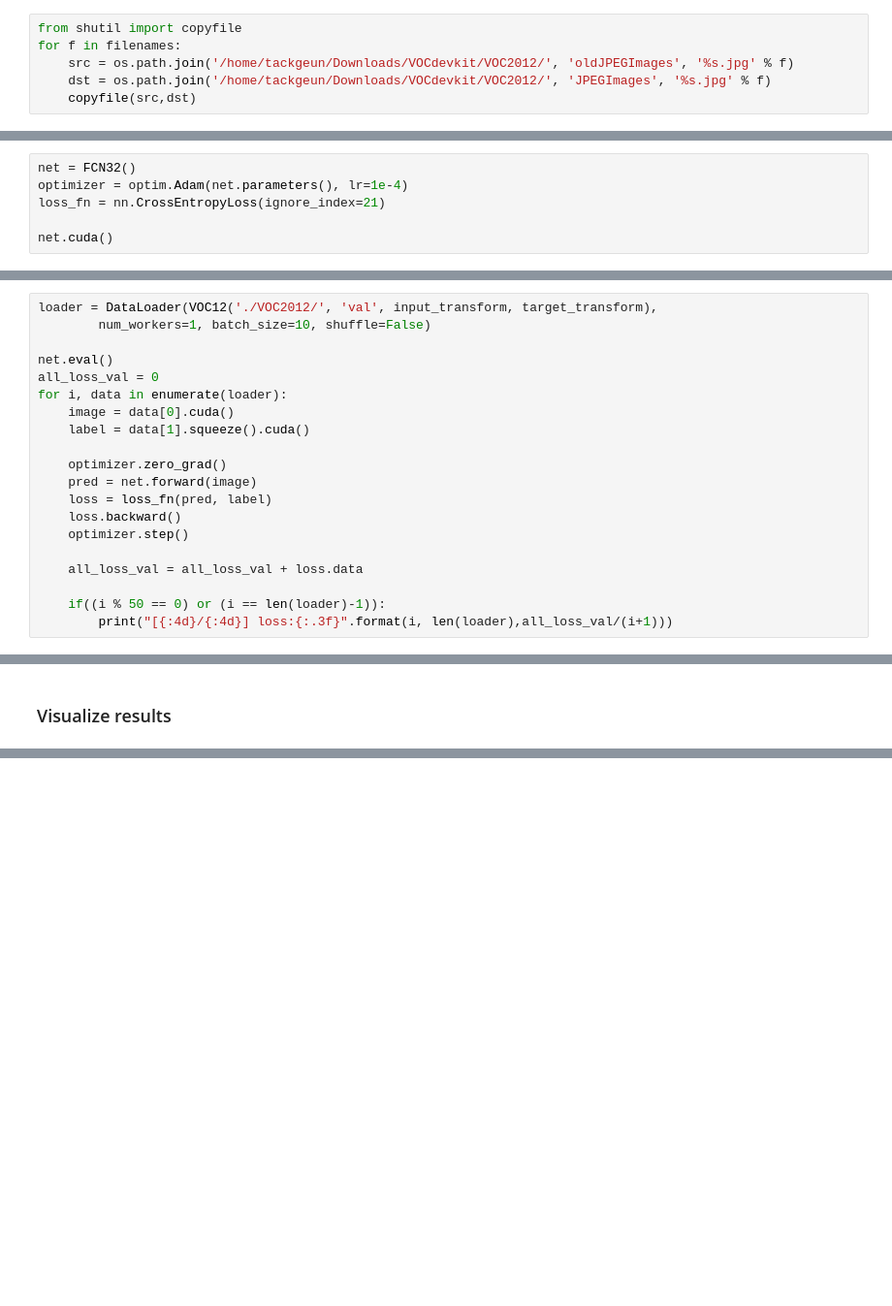
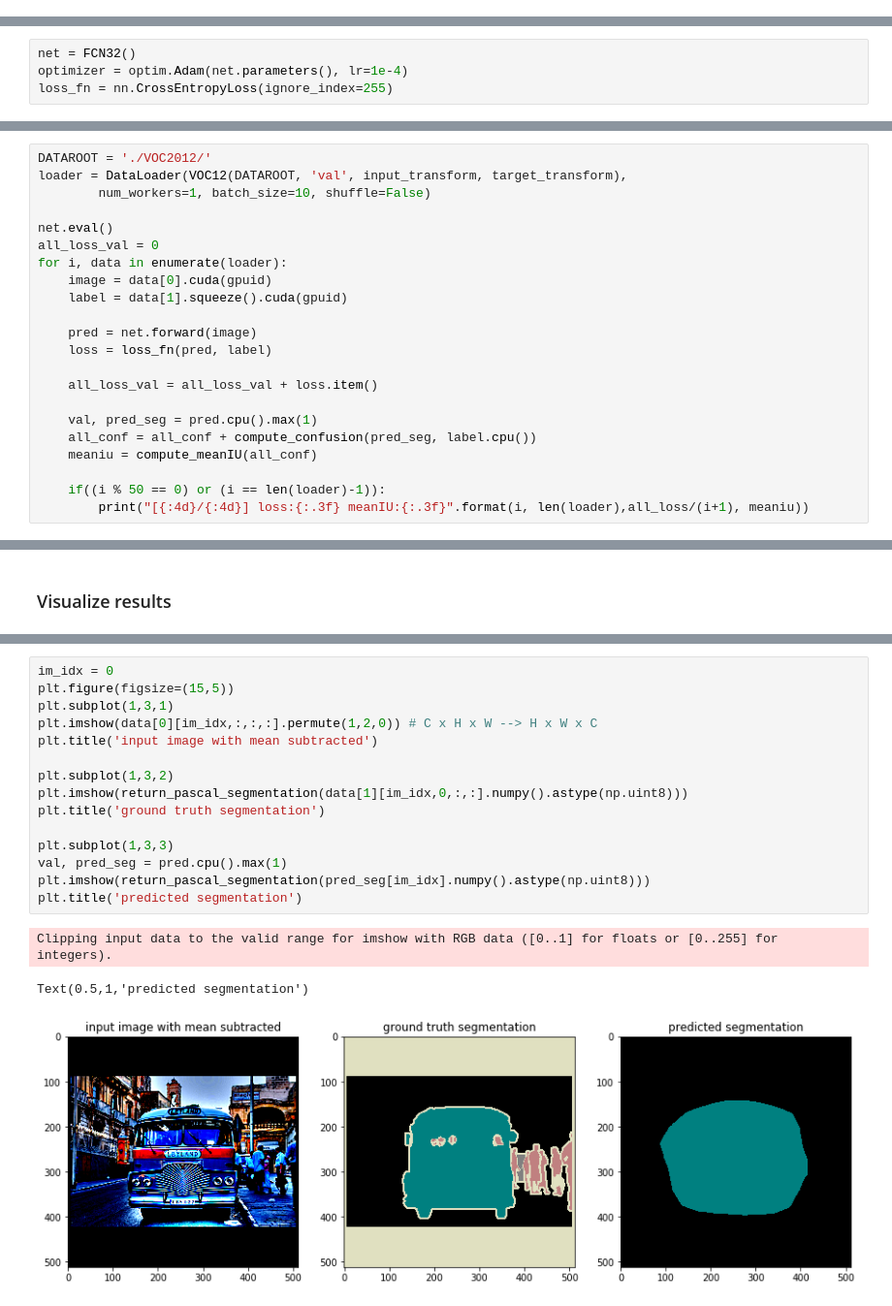
Before and after one commit to tackgeun/tutorial1, a Jupyter notebook: Solution234-FCN.ipynb, the cells around one changed output, grey strips where cells are left out. Shown at 97% size. Drawn from its saved outputs; the diff is of its cells as text; blank space fills up the shorter version.

```diff
--- a/Solution234-FCN.ipynb
+++ b/Solution234-FCN.ipynb
@@ -78,9 +105,3 @@ with open(os.path.join('/home/tackgeun/Downloads/VOCdevkit/VOC2012/', 'ImageSets
-# %%
-from shutil import copyfile
-for f in filenames:
-    src = os.path.join('/home/tackgeun/Downloads/VOCdevkit/VOC2012/', 'oldJPEGImages', '%s.jpg' % f)
-    dst = os.path.join('/home/tackgeun/Downloads/VOCdevkit/VOC2012/', 'JPEGImages', '%s.jpg' % f)
-    copyfile(src,dst)
 # %%
 import numpy as np
 import os
@@ -166,6 +218,4 @@ target_transform = Compose([
 # %%
 net = FCN32()
 optimizer = optim.Adam(net.parameters(), lr=1e-4)
-loss_fn = nn.CrossEntropyLoss(ignore_index=21)
-
-net.cuda()
+loss_fn = nn.CrossEntropyLoss(ignore_index=255)
@@ -195,22 +292,24 @@ for i, data in enumerate(loader):
 # %% [markdown]
 ### test a single epoch
 # %%
-loader = DataLoader(VOC12('./VOC2012/', 'val', input_transform, target_transform),
+DATAROOT = './VOC2012/'
+loader = DataLoader(VOC12(DATAROOT, 'val', input_transform, target_transform),
         num_workers=1, batch_size=10, shuffle=False)
 
 net.eval()
 all_loss_val = 0
 for i, data in enumerate(loader):
-    image = data[0].cuda()
-    label = data[1].squeeze().cuda()
+    image = data[0].cuda(gpuid)
+    label = data[1].squeeze().cuda(gpuid)
 
-    optimizer.zero_grad()
     pred = net.forward(image)
     loss = loss_fn(pred, label)
-    loss.backward()
-    optimizer.step()
 
-    all_loss_val = all_loss_val + loss.data
+    all_loss_val = all_loss_val + loss.item()
+
+    val, pred_seg = pred.cpu().max(1)
+    all_conf = all_conf + compute_confusion(pred_seg, label.cpu())
+    meaniu = compute_meanIU(all_conf)
 
     if((i % 50 == 0) or (i == len(loader)-1)):
-        print("[{:4d}/{:4d}] loss:{:.3f}".format(i, len(loader),all_loss_val/(i+1)))
+        print("[{:4d}/{:4d}] loss:{:.3f} meanIU:{:.3f}".format(i, len(loader),all_loss/(i+1), meaniu))
@@ -262,0 +346,19 @@ def compute_conf_mtx(gt,res):
+# %%
+im_idx = 0
+plt.figure(figsize=(15,5))
+plt.subplot(1,3,1)
+plt.imshow(data[0][im_idx,:,:,:].permute(1,2,0)) # C x H x W --> H x W x C
+plt.title('input image with mean subtracted')
+
+plt.subplot(1,3,2)
+plt.imshow(return_pascal_segmentation(data[1][im_idx,0,:,:].numpy().astype(np.uint8)))
+plt.title('ground truth segmentation')
+
+plt.subplot(1,3,3)
+val, pred_seg = pred.cpu().max(1)
+plt.imshow(return_pascal_segmentation(pred_seg[im_idx].numpy().astype(np.uint8)))
+plt.title('predicted segmentation')
+# %% [output]
+Clipping input data to the valid range for imshow with RGB data ([0..1] for floats or [0..255] for integers).
+Text(0.5,1,'predicted segmentation')
+[figure, added]
```
Also changed, not shown: parts of 22 cells of this notebook, 1 other file.
